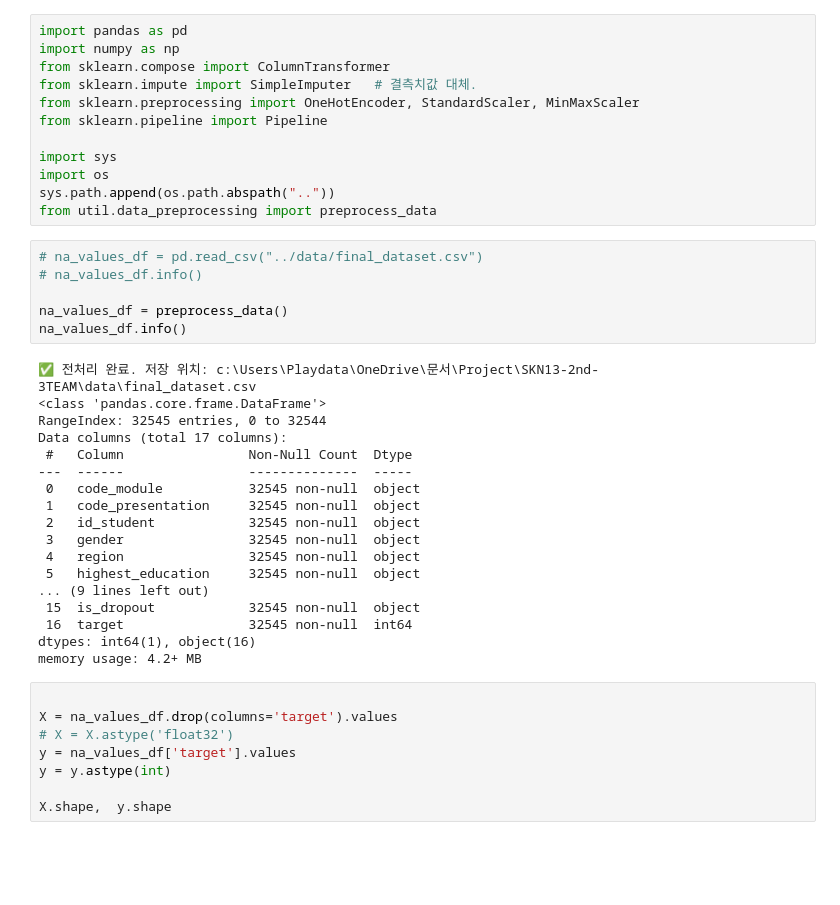
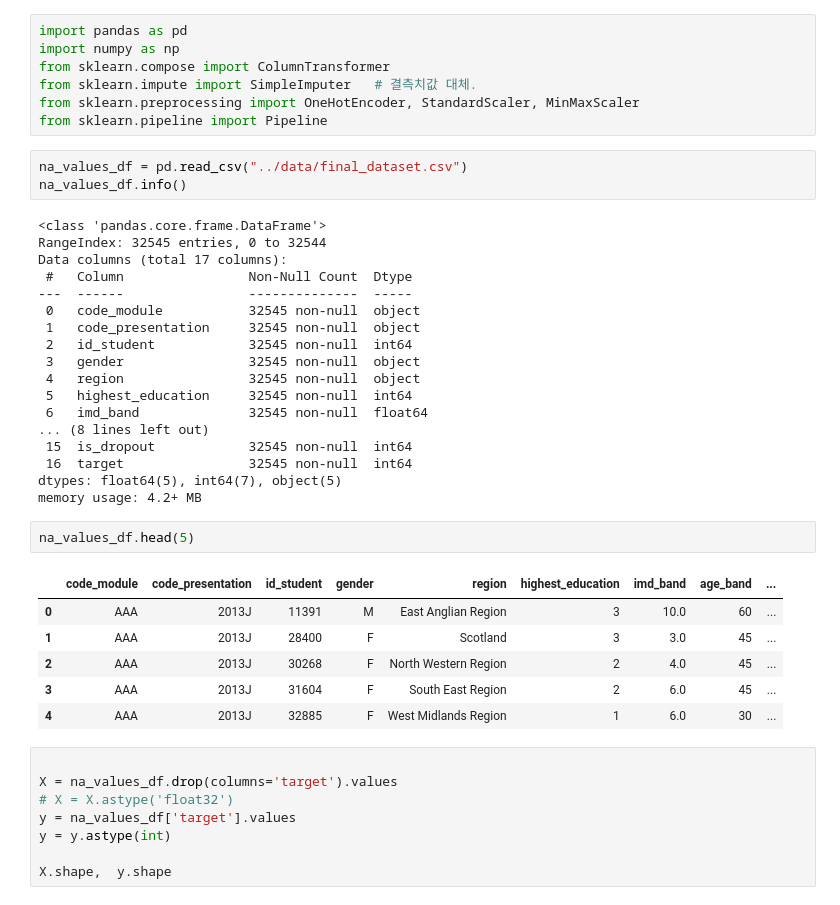
Before and after one commit to SKNETWORKS-FAMILY-AICAMP/SKN13-2nd-3TEAM, a Jupyter notebook: notebooks/model_tuning_test.ipynb, the cells around one changed output. Drawn from its saved outputs; the diff is of its cells as text; blank space fills up the shorter version.

```diff
--- a/notebooks/model_tuning_test.ipynb
+++ b/notebooks/model_tuning_test.ipynb
@@ -5,19 +5,10 @@ from sklearn.compose import ColumnTransformer
 from sklearn.impute import SimpleImputer   # 결측치값 대체.
 from sklearn.preprocessing import OneHotEncoder, StandardScaler, MinMaxScaler
 from sklearn.pipeline import Pipeline
-
-import sys
-import os
-sys.path.append(os.path.abspath(".."))
-from util.data_preprocessing import preprocess_data
 # %%
-# na_values_df = pd.read_csv("../data/final_dataset.csv")
-# na_values_df.info()
-
-na_values_df = preprocess_data()
+na_values_df = pd.read_csv("../data/final_dataset.csv")
 na_values_df.info()
 # %% [output]
-✅ 전처리 완료. 저장 위치: c:\Users\Playdata\OneDrive\문서\Project\SKN13-2nd-3TEAM\data\final_dataset.csv
 <class 'pandas.core.frame.DataFrame'>
 RangeIndex: 32545 entries, 0 to 32544
 Data columns (total 17 columns):
@@ -25,15 +16,25 @@ Data columns (total 17 columns):
 ---  ------                --------------  -----
  0   code_module           32545 non-null  object
  1   code_presentation     32545 non-null  object
- 2   id_student            32545 non-null  object
+ 2   id_student            32545 non-null  int64
  3   gender                32545 non-null  object
  4   region                32545 non-null  object
- 5   highest_education     32545 non-null  object
-... (9 lines left out)
- 15  is_dropout            32545 non-null  object
+ 5   highest_education     32545 non-null  int64
+ 6   imd_band              32545 non-null  float64
+... (8 lines left out)
+ 15  is_dropout            32545 non-null  int64
  16  target                32545 non-null  int64
-dtypes: int64(1), object(16)
+dtypes: float64(5), int64(7), object(5)
 memory usage: 4.2+ MB
+# %%
+na_values_df.head(5)
+# %% [output]
+|  | code_module | code_presentation | id_student | gender | region | highest_education | imd_band | age_band | ... |
+| 0 | AAA | 2013J | 11391 | M | East Anglian Region | 3 | 10.0 | 60 | ... |
+| 1 | AAA | 2013J | 28400 | F | Scotland | 3 | 3.0 | 45 | ... |
+| 2 | AAA | 2013J | 30268 | F | North Western Region | 2 | 4.0 | 45 | ... |
+| 3 | AAA | 2013J | 31604 | F | South East Region | 2 | 6.0 | 45 | ... |
+| 4 | AAA | 2013J | 32885 | F | West Midlands Region | 1 | 6.0 | 30 | ... |
 # %%
 
 X = na_values_df.drop(columns='target').values
```
Also changed, not shown: parts of 2 cells of this notebook, 5 other files.
